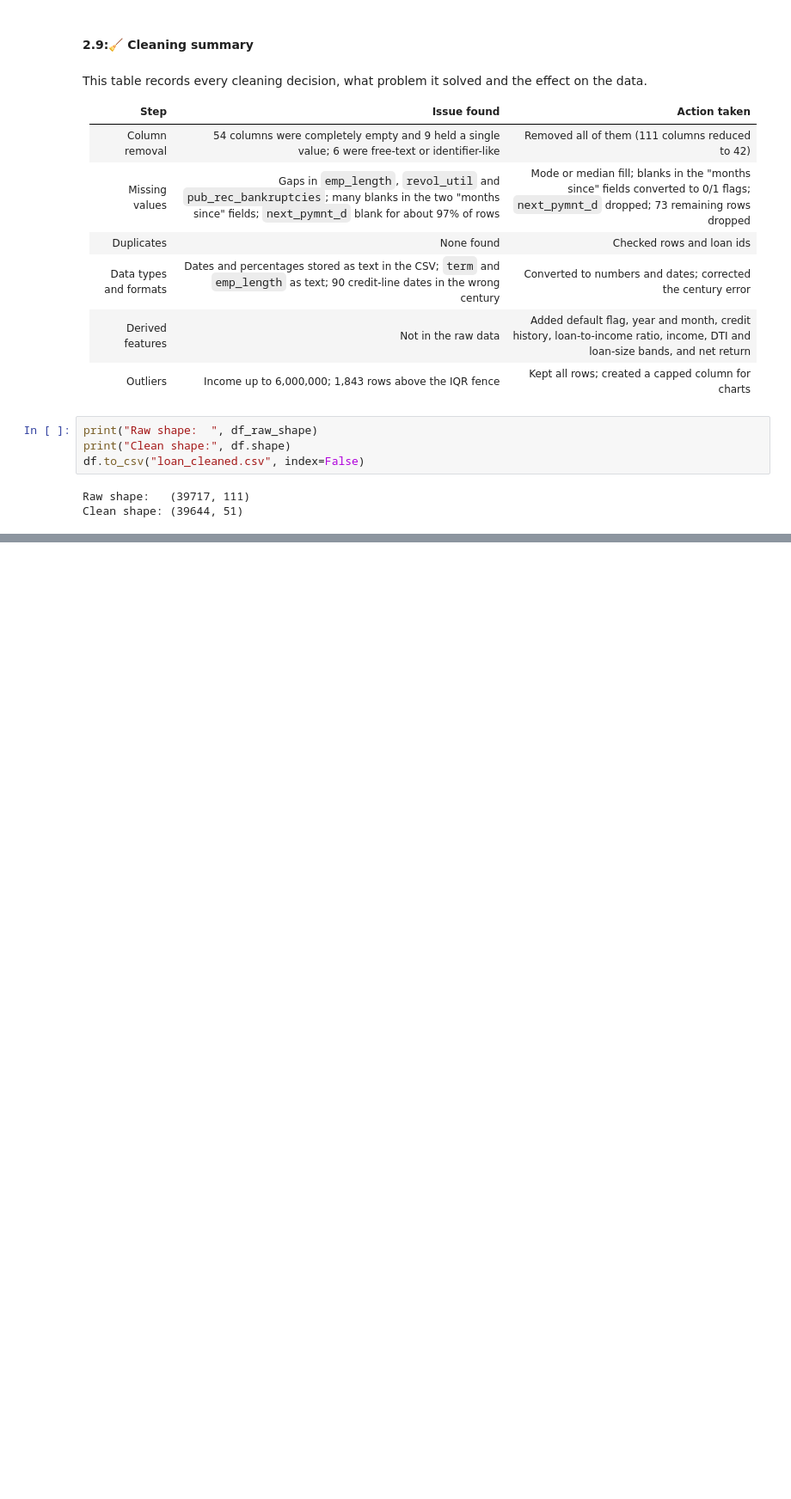
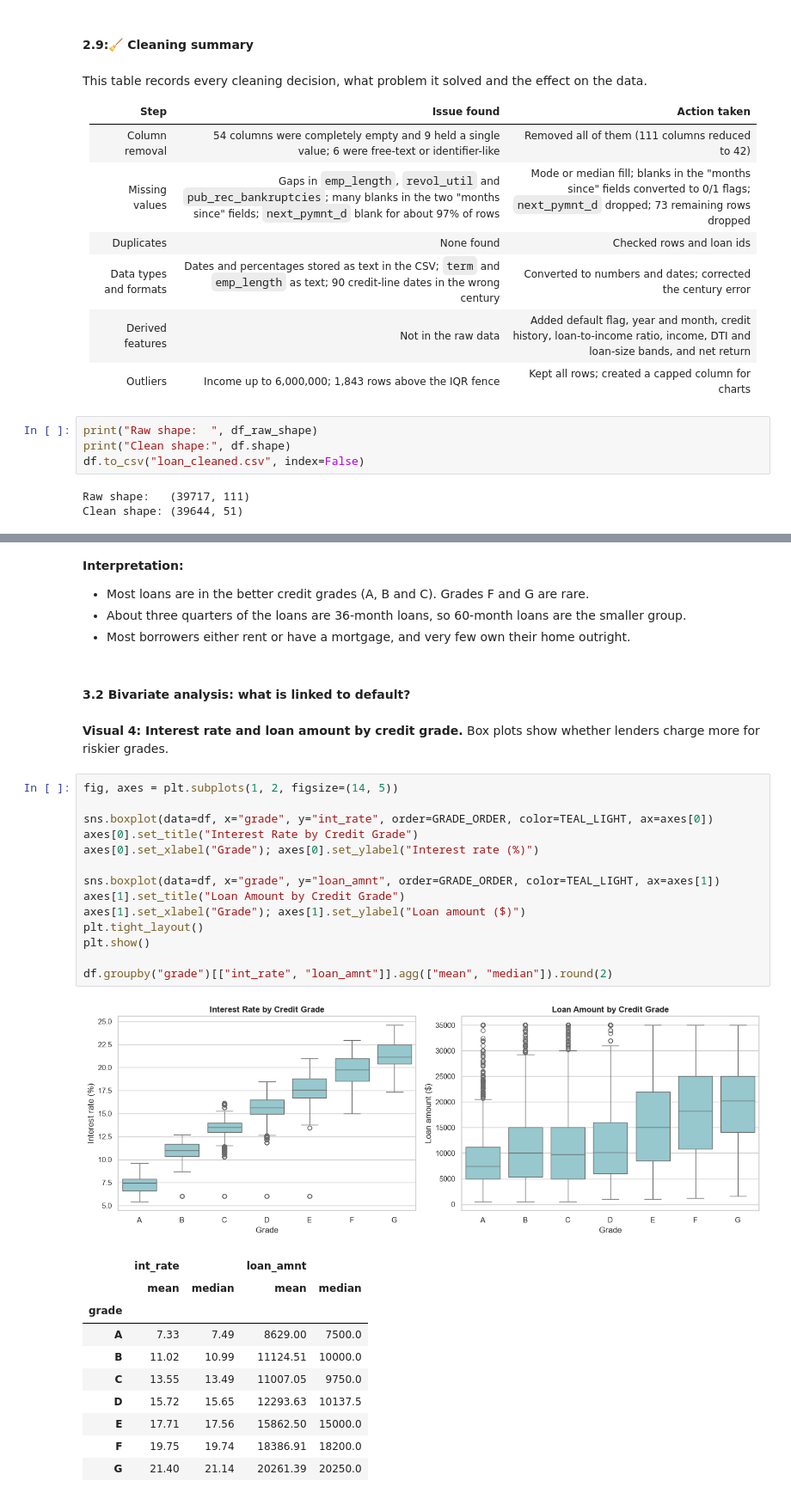
Before and after one commit to deenujoy/Bank-Loan-Default-Risk-Analysis, a Jupyter notebook: Bank-Loan-Default-Risk-Analysis_Cleaned.ipynb, the cells around one changed output, grey strips where cells are left out. Shown at 86% size. Saved outputs shown, nothing was run; the diff lists cells and outputs as text; blank space fills up the shorter version.

```diff
--- a/Bank-Loan-Default-Risk-Analysis_Cleaned.ipynb
+++ b/Bank-Loan-Default-Risk-Analysis_Cleaned.ipynb
@@ -474,0 +604,35 @@ Clean shape: (39644, 51)
+# %% [markdown]
+**Interpretation:**
+- Most loans are in the better credit grades (A, B and C). Grades F and G are rare.
+- About three quarters of the loans are 36-month loans, so 60-month loans are the smaller group.
+- Most borrowers either rent or have a mortgage, and very few own their home outright.
+# %% [markdown]
+#### 3.2 Bivariate analysis: what is linked to default?
+# %% [markdown]
+**Visual 4: Interest rate and loan amount by credit grade.** Box plots show whether lenders charge more for riskier grades.
+# %%
+fig, axes = plt.subplots(1, 2, figsize=(14, 5))
+
+sns.boxplot(data=df, x="grade", y="int_rate", order=GRADE_ORDER, color=TEAL_LIGHT, ax=axes[0])
+axes[0].set_title("Interest Rate by Credit Grade")
+axes[0].set_xlabel("Grade"); axes[0].set_ylabel("Interest rate (%)")
+
+sns.boxplot(data=df, x="grade", y="loan_amnt", order=GRADE_ORDER, color=TEAL_LIGHT, ax=axes[1])
+axes[1].set_title("Loan Amount by Credit Grade")
+axes[1].set_xlabel("Grade"); axes[1].set_ylabel("Loan amount ($)")
+plt.tight_layout()
+plt.show()
+
+df.groupby("grade")[["int_rate", "loan_amnt"]].agg(["mean", "median"]).round(2)
+# %% [output]
+[figure, added]
+|  | int_rate |  | loan_amnt |  |
+|  | mean | median | mean | median |
+| grade |  |  |  |  |
+| A | 7.33 | 7.49 | 8629.00 | 7500.0 |
+| B | 11.02 | 10.99 | 11124.51 | 10000.0 |
+| C | 13.55 | 13.49 | 11007.05 | 9750.0 |
+| D | 15.72 | 15.65 | 12293.63 | 10137.5 |
+| E | 17.71 | 17.56 | 15862.50 | 15000.0 |
+| F | 19.75 | 19.74 | 18386.91 | 18200.0 |
+| G | 21.40 | 21.14 | 20261.39 | 20250.0 |
```
Also changed, not shown: parts of 47 cells of this notebook.
